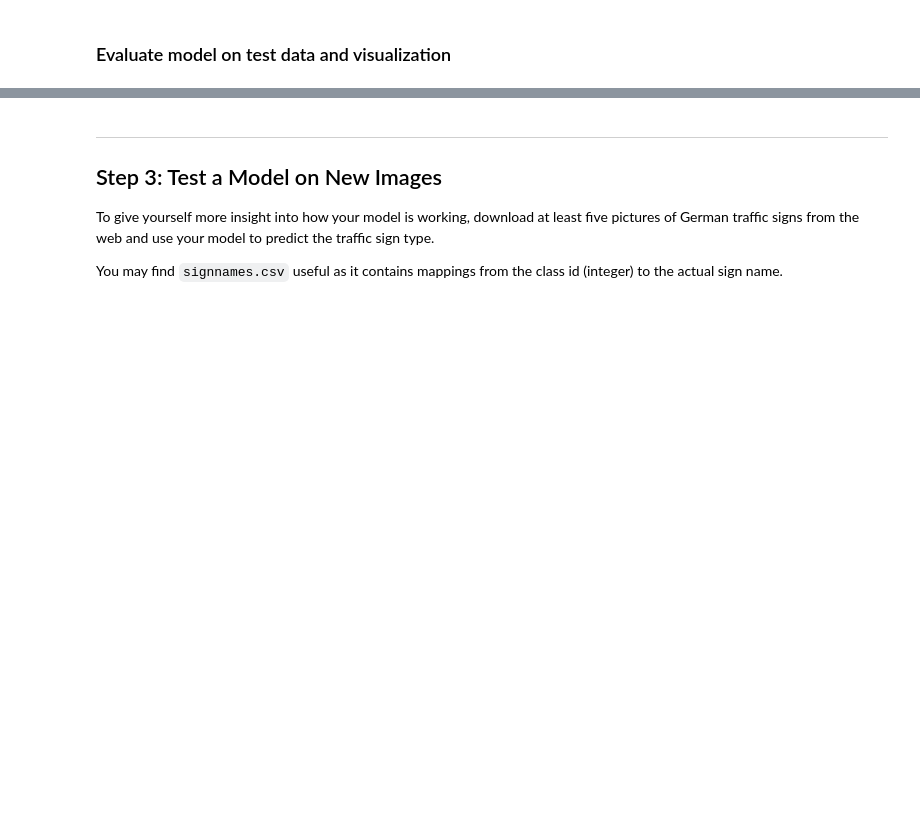
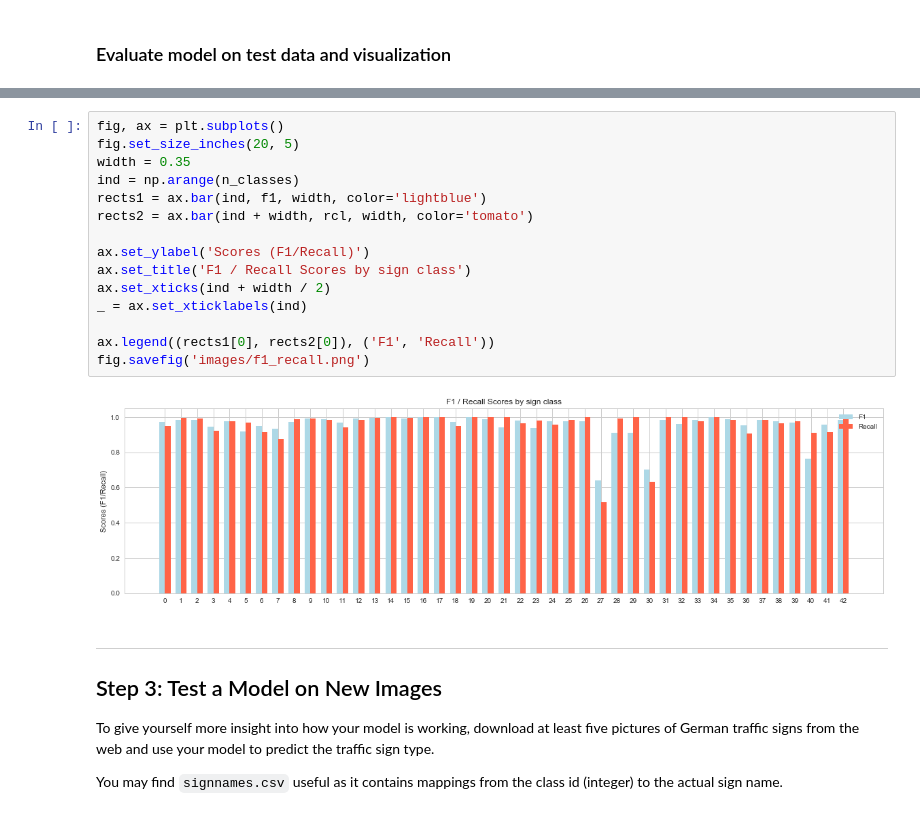
Before and after one commit to mehrshadshams/CarND-Traffic-Sign-Classifier-Project, a Jupyter notebook: Traffic_Sign_Classifier.ipynb, the cells around one changed output, grey strips where cells are left out. Cells and saved outputs as stored; diff of their text form; blank space fills up the shorter version.

```diff
--- a/Traffic_Sign_Classifier.ipynb
+++ b/Traffic_Sign_Classifier.ipynb
@@ -577,3 +611,20 @@ Test Accuracy = 0.968
+# %%
+fig, ax = plt.subplots()
+fig.set_size_inches(20, 5)
+width = 0.35
+ind = np.arange(n_classes)
+rects1 = ax.bar(ind, f1, width, color='lightblue')
+rects2 = ax.bar(ind + width, rcl, width, color='tomato')
+
+ax.set_ylabel('Scores (F1/Recall)')
+ax.set_title('F1 / Recall Scores by sign class')
+ax.set_xticks(ind + width / 2)
+_ = ax.set_xticklabels(ind)
+
+ax.legend((rects1[0], rects2[0]), ('F1', 'Recall'))
+fig.savefig('images/f1_recall.png')
+# %% [output]
+[figure, added]
 # %% [markdown]
 ---
 
```
Also changed, not shown: parts of 17 cells of this notebook, 12 other files.
